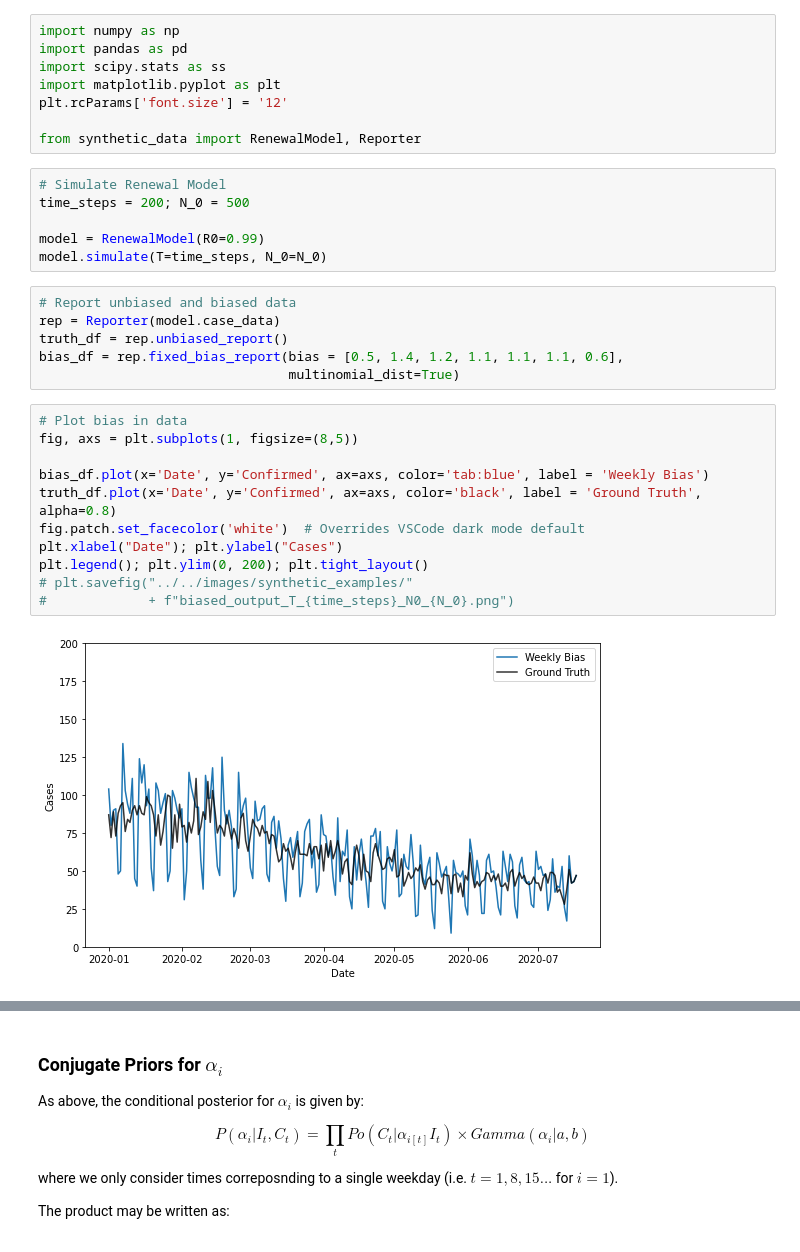
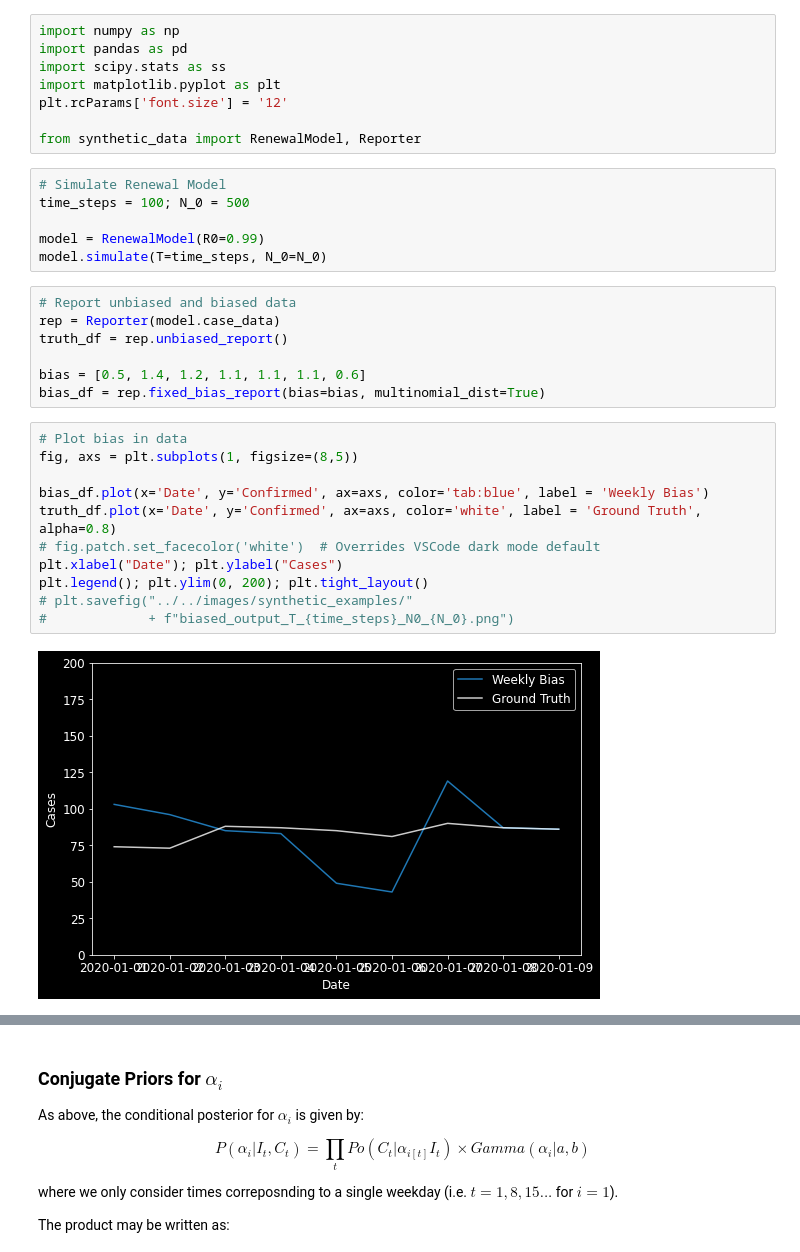
Before and after one commit to KCGallagher/periodic-sampling, a Jupyter notebook: periodic_sampling/fixed_bias_sampler.ipynb, the cells around one changed output, grey strips where cells are left out. Cells and saved outputs as stored; diff of their text form.

```diff
--- a/periodic_sampling/fixed_bias_sampler.ipynb
+++ b/periodic_sampling/fixed_bias_sampler.ipynb
@@ -16,7 +16,7 @@ plt.rcParams['font.size'] = '12'
 from synthetic_data import RenewalModel, Reporter
 # %%
 # Simulate Renewal Model
-time_steps = 200; N_0 = 500
+time_steps = 100; N_0 = 500
 
 model = RenewalModel(R0=0.99)
 model.simulate(T=time_steps, N_0=N_0)
@@ -24,21 +24,22 @@ model.simulate(T=time_steps, N_0=N_0)
 # Report unbiased and biased data
 rep = Reporter(model.case_data)
 truth_df = rep.unbiased_report()
-bias_df = rep.fixed_bias_report(bias = [0.5, 1.4, 1.2, 1.1, 1.1, 1.1, 0.6],
-                                multinomial_dist=True)
+
+bias = [0.5, 1.4, 1.2, 1.1, 1.1, 1.1, 0.6]
+bias_df = rep.fixed_bias_report(bias=bias, multinomial_dist=True)
 # %%
 # Plot bias in data
 fig, axs = plt.subplots(1, figsize=(8,5))
 
 bias_df.plot(x='Date', y='Confirmed', ax=axs, color='tab:blue', label = 'Weekly Bias')
-truth_df.plot(x='Date', y='Confirmed', ax=axs, color='black', label = 'Ground Truth', alpha=0.8)
-fig.patch.set_facecolor('white')  # Overrides VSCode dark mode default
+truth_df.plot(x='Date', y='Confirmed', ax=axs, color='white', label = 'Ground Truth', alpha=0.8)
+# fig.patch.set_facecolor('white')  # Overrides VSCode dark mode default
 plt.xlabel("Date"); plt.ylabel("Cases")
 plt.legend(); plt.ylim(0, 200); plt.tight_layout()
 # plt.savefig("../../images/synthetic_examples/"
 #             + f"biased_output_T_{time_steps}_N0_{N_0}.png")
 # %% [output]
-[figure, old version]
+[figure, new version]
 # %% [markdown]
 ## Fixed Bias Formulation
 
```
Also changed, not shown: parts of 10 cells of this notebook, 3 other files.
